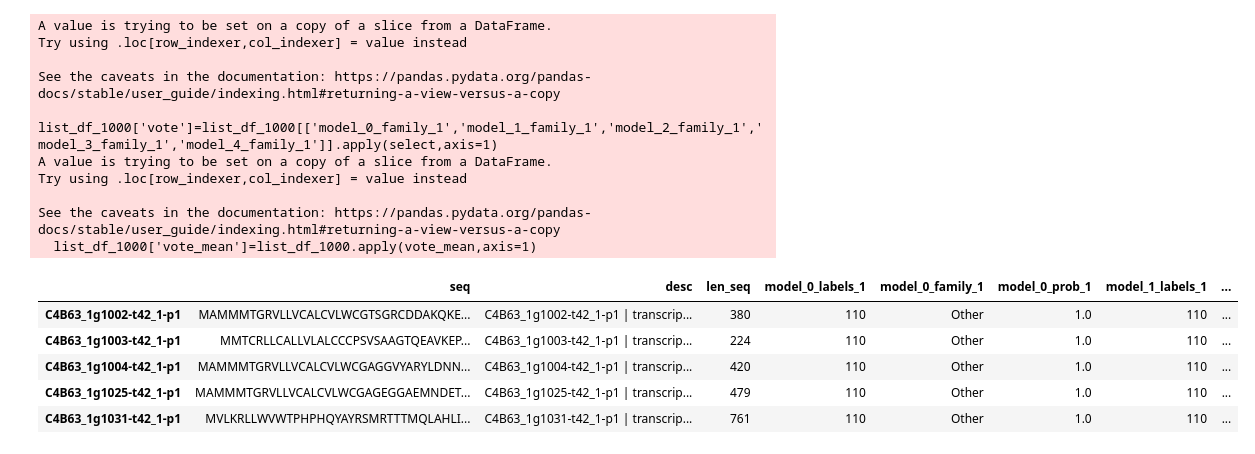
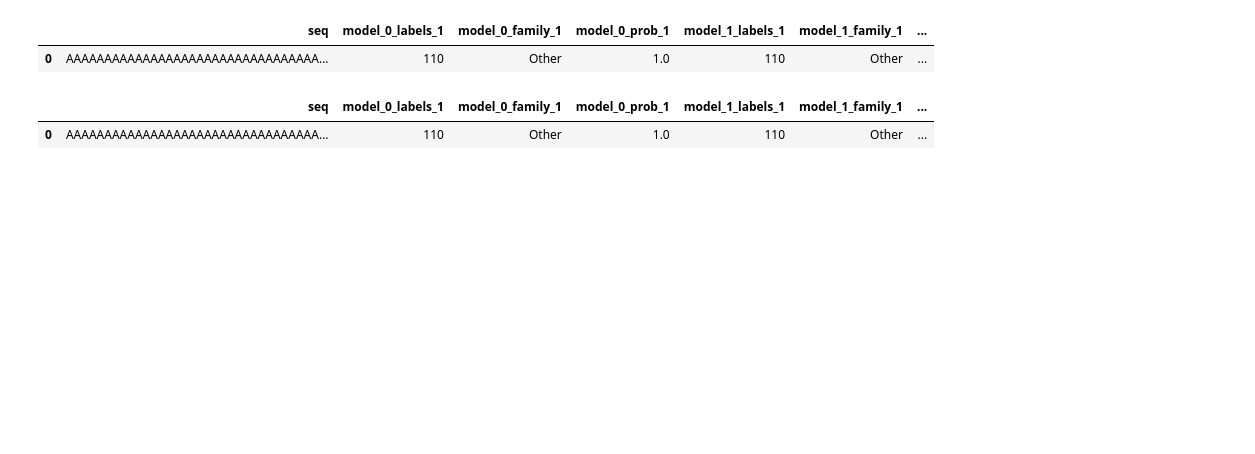
Before and after one commit to mtinti/colab_gt, a Jupyter notebook: predict_gt.ipynb, the cells around one changed output. Drawn from its saved outputs; the diff is of its cells as text; code cells hidden in the pictures; blank space fills up the shorter version.

```diff
--- a/predict_gt.ipynb
+++ b/predict_gt.ipynb
@@ -125,7 +115,16 @@ To enable them in other operations, rebuild TensorFlow with the appropriate comp
+# %%
+seq = [
+       'A'*300
+]
+
+target = [0]
 # %%
 #temp=temp.reset_index(drop=True)
-X, y_true, sample_weights = encode_dataset(list_df_1000['seq'], [50 for n in range(list_df_1000.shape[0])], input_encoder, OUTPUT_SPEC, \
+X, y_true, sample_weights = encode_dataset(seq, target, input_encoder, OUTPUT_SPEC, \
                 seq_len = 512*2, needs_filtering = False)
+# %%
+in_df = pd.DataFrame()
+in_df['seq']=seq
 # %%
 from tqdm.auto import tqdm
 for index, model in tqdm(enumerate(models)):
@@ -141,9 +140,9 @@ for index, model in tqdm(enumerate(models)):
     prob_1 = preds[np.arange(len(X[0])), labels_1]
     prob_2 = preds[np.arange(len(X[0])), labels_2]
 
-    list_df_1000['model_'+str(index)+'_labels_1']=labels_1.values
-    list_df_1000['model_'+str(index)+'_family_1']=family_1.values
-    list_df_1000['model_'+str(index)+'_prob_1']=prob_1
+    in_df['model_'+str(index)+'_labels_1']=labels_1.values
+    in_df['model_'+str(index)+'_family_1']=family_1.values
+    in_df['model_'+str(index)+'_prob_1']=prob_1
 
     #list_df_500['model_'+str(index)+'_labels_2']=labels_2
     #list_df_500['model_'+str(index)+'_family_2']=family_2
@@ -171,3 +154,8 @@ See the caveats in the documentation: https://pandas.pydata.org/pandas-docs/stab
+# %%
+in_df.head()
+# %% [output]
+|  | seq | model_0_labels_1 | model_0_family_1 | model_0_prob_1 | model_1_labels_1 | model_1_family_1 | ... |
+| 0 | AAAAAAAAAAAAAAAAAAAAAAAAAAAAAAAAA... | 110 | Other | 1.0 | 110 | Other | ... |
 # %%
 def select(X):
     temp = []
@@ -210,23 +198,8 @@ def get_desc(X, target):
     #print(temp_dict)
     return temp_dict[target]
 # %%
-list_df_1000['vote']=list_df_1000[['model_0_family_1','model_1_family_1','model_2_family_1','model_3_family_1','model_4_family_1']].apply(select,axis=1)
-list_df_1000['vote_mean']=list_df_1000.apply(vote_mean,axis=1)
-list_df_1000.head()
+in_df['vote']=in_df[['model_0_family_1','model_1_family_1','model_2_family_1','model_3_family_1','model_4_family_1']].apply(select,axis=1)
+in_df['vote_mean']=in_df.apply(vote_mean,axis=1)
 # %% [output]
-A value is trying to be set on a copy of a slice from a DataFrame.
-Try using .loc[row_indexer,col_indexer] = value instead
-
-See the caveats in the documentation: https://pandas.pydata.org/pandas-docs/stable/user_guide/indexing.html#returning-a-view-versus-a-copy
-  list_df_1000['vote']=list_df_1000[['model_0_family_1','model_1_family_1','model_2_family_1','model_3_family_1','model_4_family_1']].apply(select,axis=1)
-A value is trying to be set on a copy of a slice from a DataFrame.
-Try using .loc[row_indexer,col_indexer] = value instead
-
-See the caveats in the documentation: https://pandas.pydata.org/pandas-docs/stable/user_guide/indexing.html#returning-a-view-versus-a-copy
-  list_df_1000['vote_mean']=list_df_1000.apply(vote_mean,axis=1)
-|  | seq | desc | len_seq | model_0_labels_1 | model_0_family_1 | model_0_prob_1 | model_1_labels_1 | ... |
-| C4B63_1g1002-t42_1-p1 | MAMMMTGRVLLVCALCVLWCGTSGRCDDAKQKE... | C4B63_1g1002-t42_1-p1 | transcrip... | 380 | 110 | Other | 1.0 | 110 | ... |
-| C4B63_1g1003-t42_1-p1 | MMTCRLLCALLVLALCCCPSVSAAGTQEAVKEP... | C4B63_1g1003-t42_1-p1 | transcrip... | 224 | 110 | Other | 1.0 | 110 | ... |
-| C4B63_1g1004-t42_1-p1 | MAMMMTGRVLLVCALCVLWCGAGGVYARYLDNN... | C4B63_1g1004-t42_1-p1 | transcrip... | 420 | 110 | Other | 1.0 | 110 | ... |
-| C4B63_1g1025-t42_1-p1 | MAMMMTGRVLLVCALCVLWCGAGEGGAEMNDET... | C4B63_1g1025-t42_1-p1 | transcrip... | 479 | 110 | Other | 1.0 | 110 | ... |
-| C4B63_1g1031-t42_1-p1 | MVLKRLLWVWTPHPHQYAYRSMRTTTMQLAHLI... | C4B63_1g1031-t42_1-p1 | transcrip... | 761 | 110 | Other | 1.0 | 110 | ... |
+|  | seq | model_0_labels_1 | model_0_family_1 | model_0_prob_1 | model_1_labels_1 | model_1_family_1 | ... |
+| 0 | AAAAAAAAAAAAAAAAAAAAAAAAAAAAAAAAA... | 110 | Other | 1.0 | 110 | Other | ... |
```
Also changed, not shown: parts of 50 cells of this notebook.
